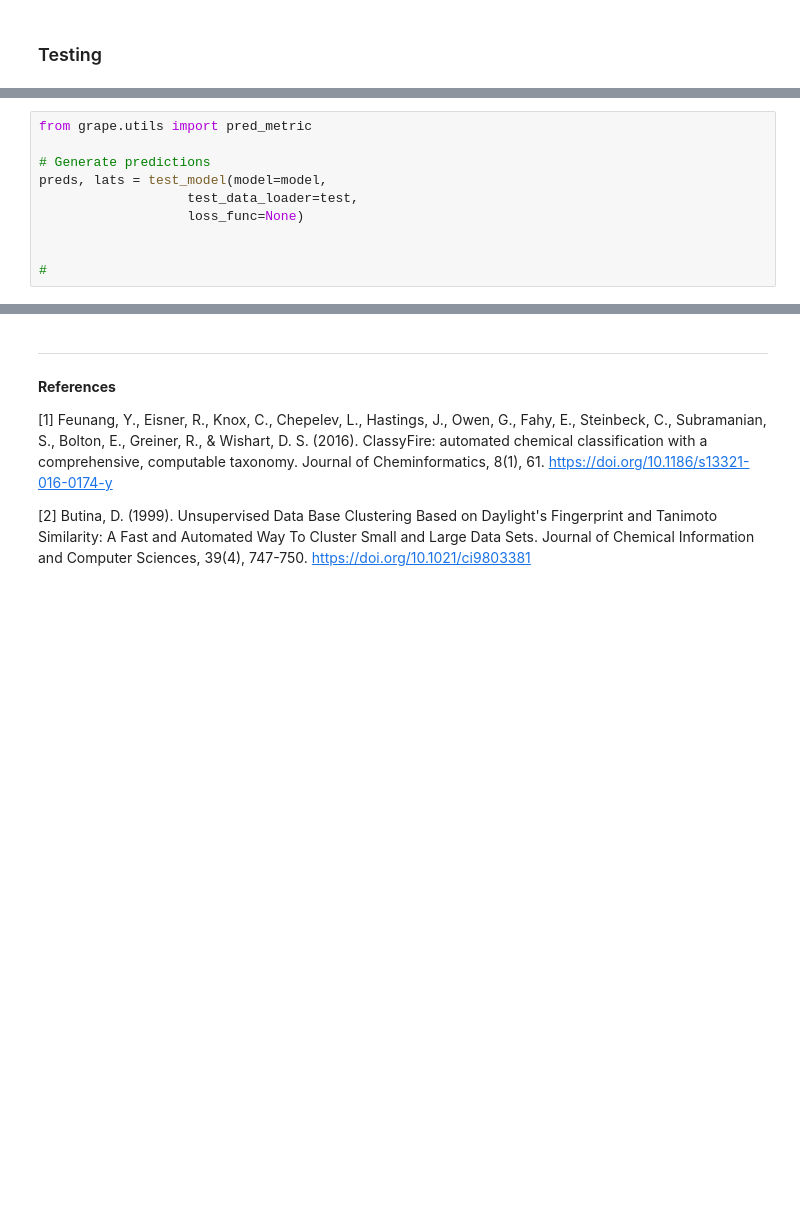
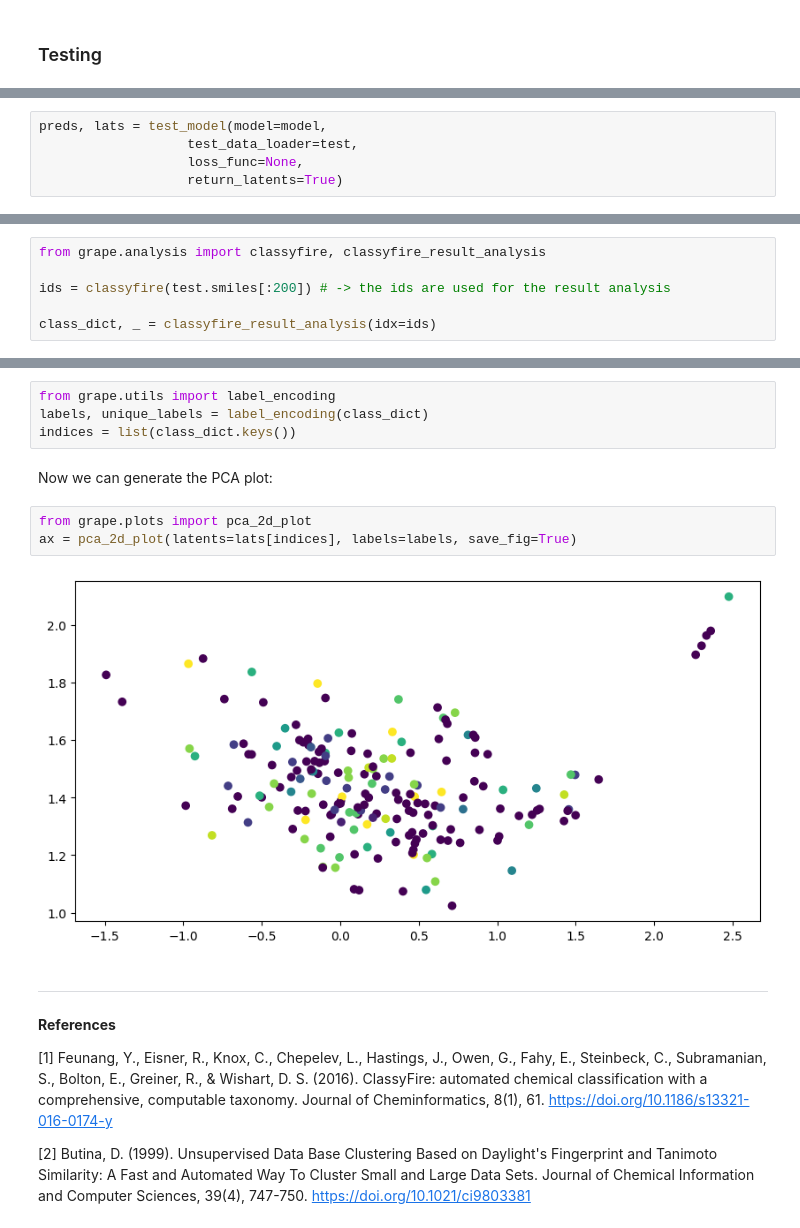
Before and after one commit to aerte/GraPE, a Jupyter notebook: docs/source/Demonstration.ipynb, the cells around one changed output, grey strips where cells are left out. Saved outputs shown, nothing was run; the diff lists cells and outputs as text; blank space fills up the shorter version.

```diff
--- a/docs/source/Demonstration.ipynb
+++ b/docs/source/Demonstration.ipynb
@@ -233,10 +245,5 @@ With the trained model, we can examine it closer. One way of checking how good a
 # %%
-from grape.utils import pred_metric
-
-# Generate predictions
 preds, lats = test_model(model=model,
                    test_data_loader=test,
-                   loss_func=None)
-
-
-#
+                   loss_func=None,
+                   return_latents=True)
@@ -242,0 +263,6 @@ preds, lats = test_model(model=model,
+# %%
+from grape.analysis import classyfire, classyfire_result_analysis
+
+ids = classyfire(test.smiles[:200]) # -> the ids are used for the result analysis
+
+class_dict, _ = classyfire_result_analysis(idx=ids)
@@ -243,3 +287,14 @@ preds, lats = test_model(model=model,
+# %%
+from grape.utils import label_encoding
+labels, unique_labels = label_encoding(class_dict)
+indices = list(class_dict.keys())
+# %% [markdown]
+Now we can generate the PCA plot:
+# %%
+from grape.plots import pca_2d_plot
+ax = pca_2d_plot(latents=lats[indices], labels=labels, save_fig=True)
+# %% [output]
+[figure, added]
 # %% [markdown]
 -----
 
```
Also changed, not shown: parts of 17 cells of this notebook, 24 other files.
